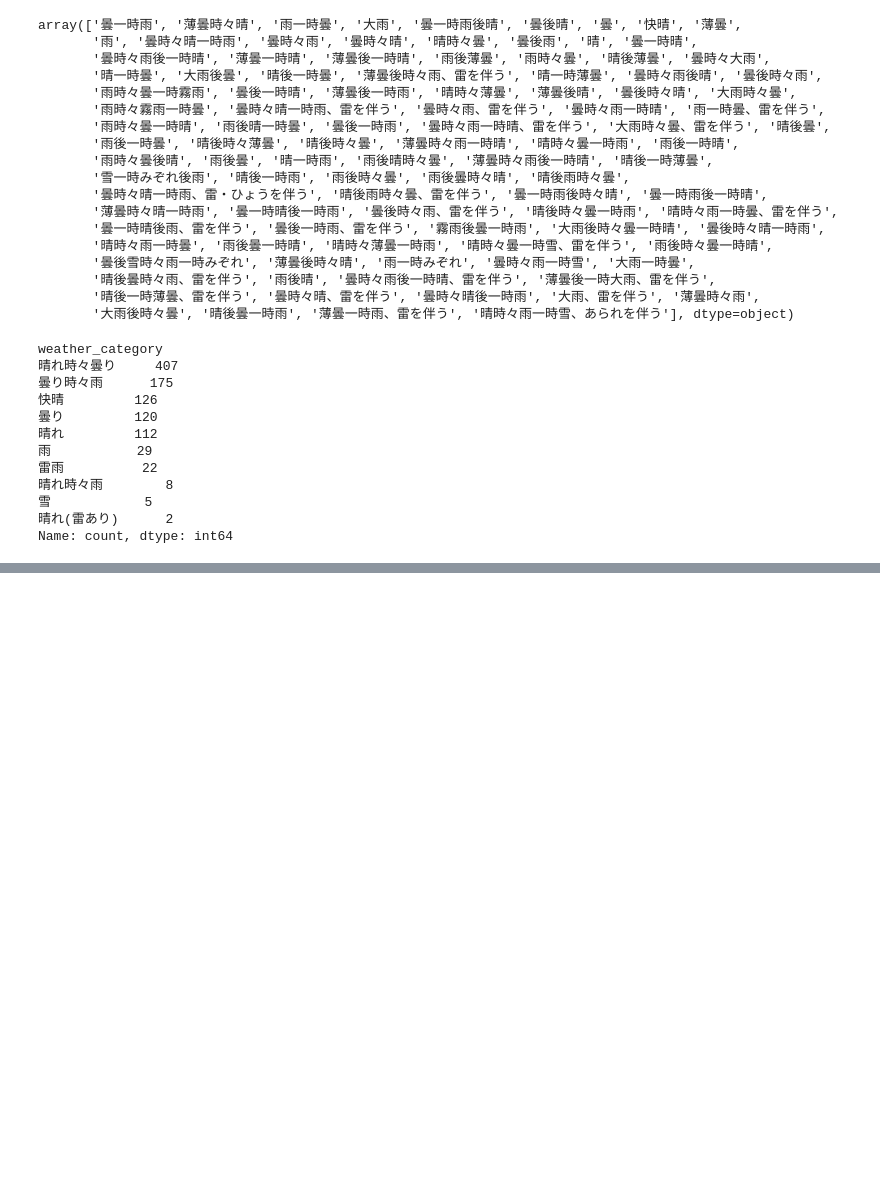
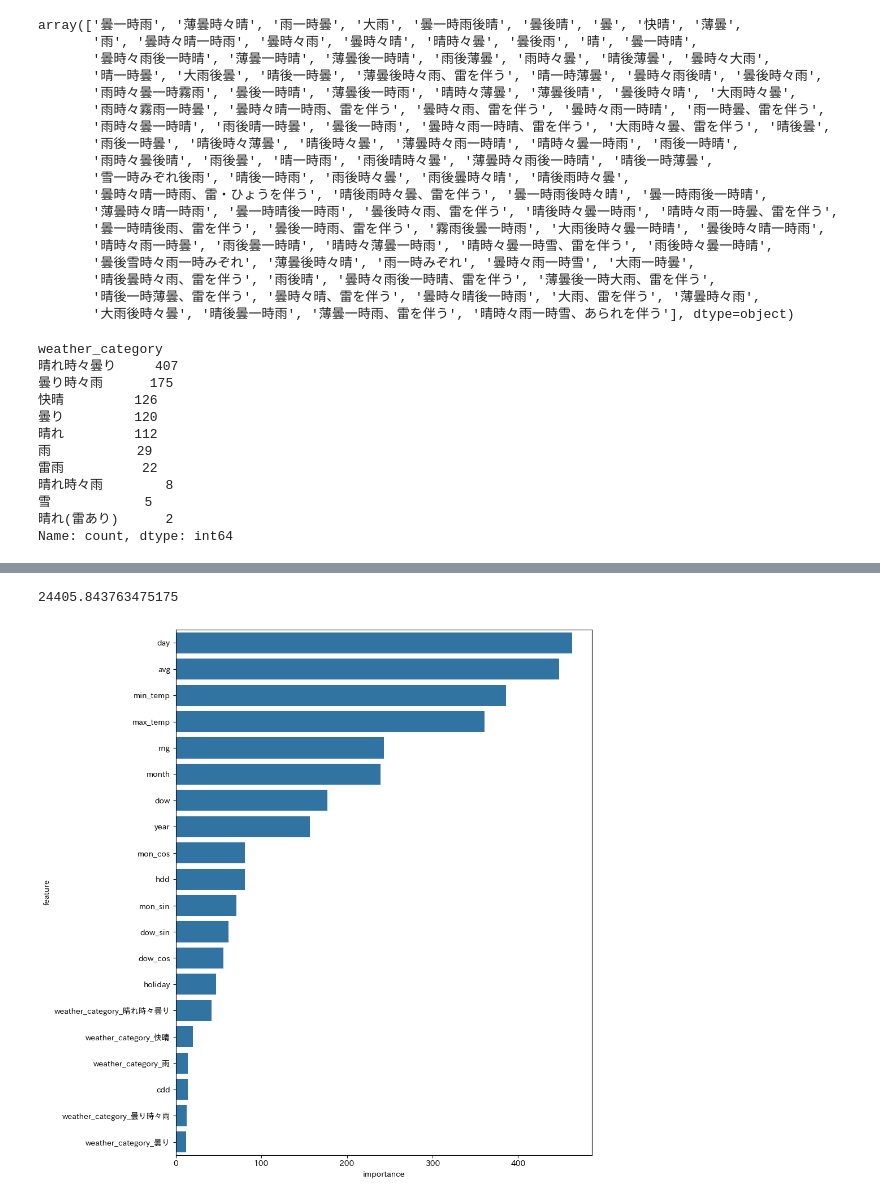
Before and after one commit to ryo19-96/power-forecasting-mlops, a Jupyter notebook: pipeline/model/mvp.ipynb, the cells around one changed output, grey strips where cells are left out. Saved outputs shown, nothing was run; the diff lists cells and outputs as text; code cells hidden in the pictures; blank space fills up the shorter version.

```diff
--- a/pipeline/model/mvp.ipynb
+++ b/pipeline/model/mvp.ipynb
@@ -330,0 +340,7 @@ encoder = FeatureEncoder()
+# %%
+X_train = df_train.drop(columns = ["max_power", "date"])
+y_train = df_train["max_power"]
+X_test = df_test.drop(columns = ["max_power", "date"])
+y_test = df_test["max_power"]
+# %%
+model.fit(X_train, y_train)
@@ -330,0 +399,44 @@ encoder = FeatureEncoder()
+# %%
+mean_squared_error(y_test, model.predict(X_test))
+# %% [output]
+24405.843763475175
+# %%
+def plot_feature_importance(
+    model_importance: lgb.LGBMModel,
+    plot_features: int,
+    save_dir: str,
+    save_name: str,
+) -> None:
+    """
+    特徴量重要度のプロットを行う
+    Args:
+        model_importance (AbstractTrainer): 特徴量重要度を取得するモデル
+        plot_features (int): 表示する特徴量の数
+        save_dir (str): 保存先のディレクトリ
+        save_name (str): 保存するファイル名
+    """
+    df_importance = pd.DataFrame(
+        {
+            "feature": model_importance.feature_name_,
+            "importance": model_importance.feature_importances_,
+        }
+    )
+    df_importance = df_importance.sort_values("importance", ascending=False)
+    plt.figure(figsize=(10, plot_features / 2))
+    sns.barplot(
+        x="importance",
+        y="feature",
+        data=df_importance.iloc[:plot_features],
+    )
+    plt.tight_layout()
+    plt.savefig(f"{save_dir}/{save_name}.png", format="png")
+    df_importance.to_csv(f"{save_dir}/{save_name}.csv", index=False)
+# %%
+plot_feature_importance(
+    model,
+    plot_features=20,
+    save_dir="./feature_importance",
+    save_name="feature_importance",
+)
+# %% [output]
+[figure, added]
```
Also changed, not shown: parts of 17 cells of this notebook, 15 other files.
